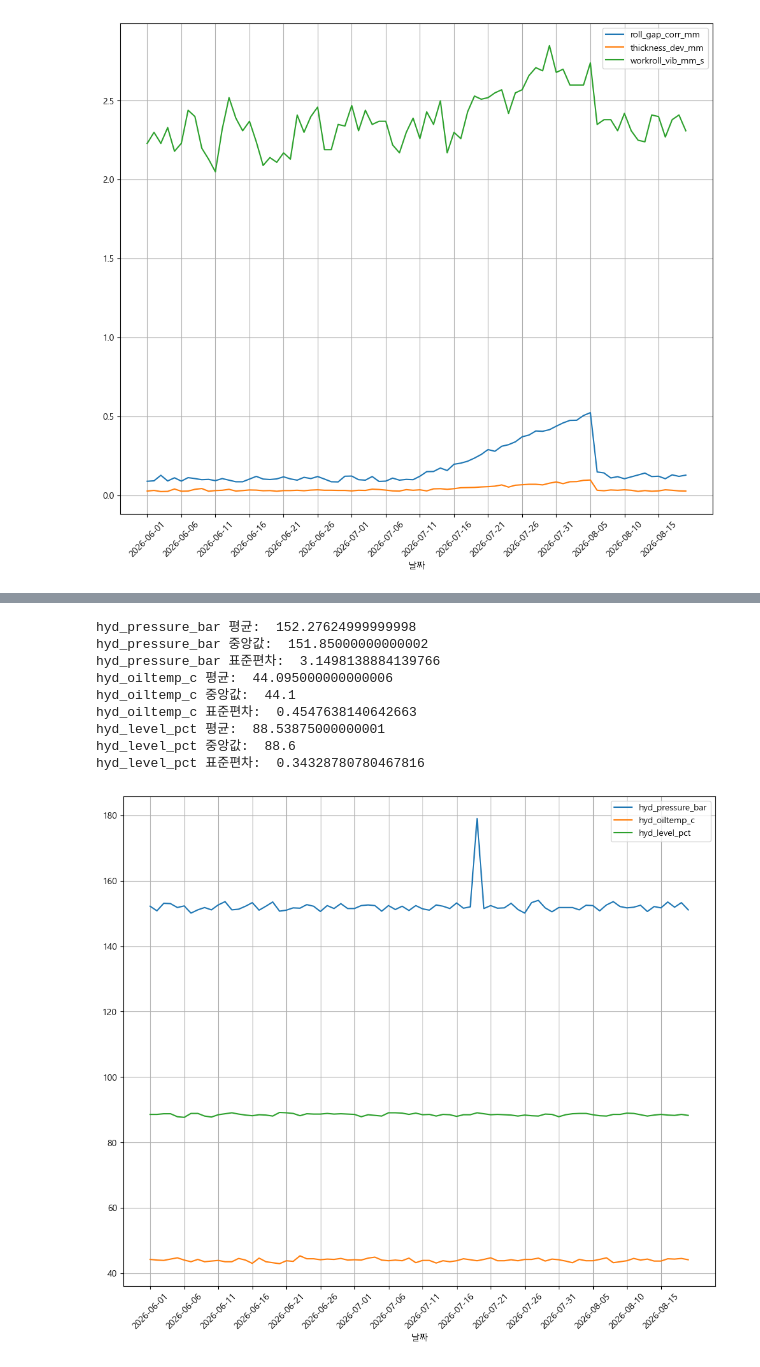
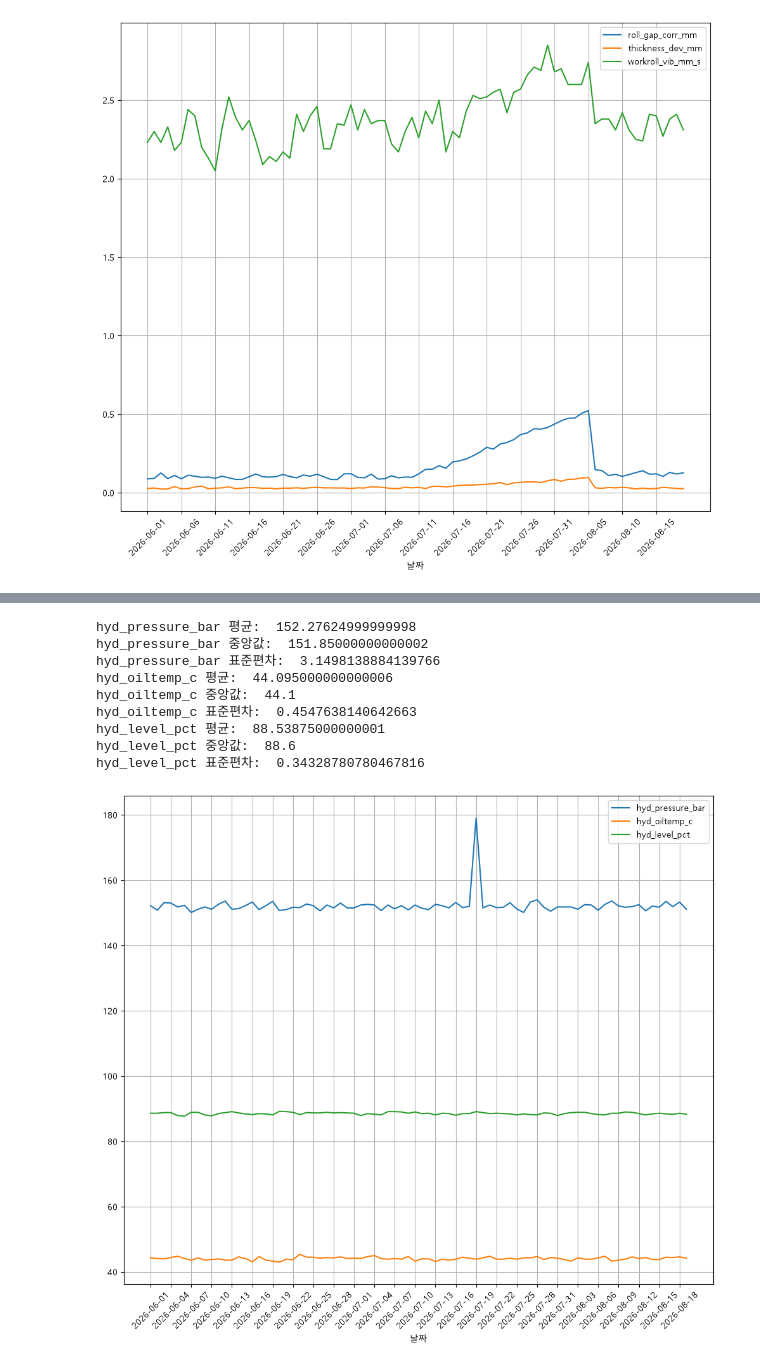
Before and after one commit to namelesspark/posco-pdm-academy, a Jupyter notebook: 02_Steel_Process/Practice/05-03_example.ipynb, the cells around one changed output, grey strips where cells are left out. Saved outputs shown, nothing was run; the diff lists cells and outputs as text; code cells hidden in the pictures.

Commit message:
2026.09.07 17:31 practice(Steel): 05-03 열연압연 예지보전 최종 종합 실습 보완

```diff
--- a/02_Steel_Process/Practice/05-03_example.ipynb
+++ b/02_Steel_Process/Practice/05-03_example.ipynb
@@ -12,8 +13,8 @@ from tabulate import tabulate
 plt.rcParams["font.family"] = "Malgun Gothic"
 plt.rcParams["axes.unicode_minus"] = False
 # %%
-df = pd.read_csv("..\\Data\\열연압연_운전데이터.csv", encoding='utf-8')
-hist = pd.read_csv("..\\Data\\열연압연_정비이력.csv", encoding='utf-8')
+df = pd.read_csv("..\\Data\\05-03_열연압연_운전데이터.csv", encoding='utf-8')
+hist = pd.read_csv("..\\Data\\05-03_열연압연_정비이력.csv", encoding='utf-8')
 # %%
 df.info()
 
@@ -138,28 +144,28 @@ workroll_vib_mm_s 표준편차:  0.16705372250426404
 # %%
 # 02. 유압계통 이상
 col_hyd = ["hyd_pressure_bar", "hyd_oiltemp_c", "hyd_level_pct"]
 
 for c in col_hyd:
     print(c, "평균: ", df[c].mean())
     print(c, "중앙값: ", df[c].median())
     print(c, "표준편차: ", df[c].std())
 
 ax = df.plot(x="date", y=col_hyd, figsize=(12, 10))
-interval = 5
+interval = 3
 ax.set_xticks(range(0, len(df), interval))
 ax.set_xticklabels(df["date"].iloc[::interval])
 plt.xlabel("날짜")
 plt.xticks(rotation=45)
 plt.grid(True)
 plt.show()
 # %% [output]
 hyd_pressure_bar 평균:  152.27624999999998
 hyd_pressure_bar 중앙값:  151.85000000000002
 hyd_pressure_bar 표준편차:  3.1498138884139766
 hyd_oiltemp_c 평균:  44.095000000000006
 hyd_oiltemp_c 중앙값:  44.1
 hyd_oiltemp_c 표준편차:  0.4547638140642663
 hyd_level_pct 평균:  88.53875000000001
 hyd_level_pct 중앙값:  88.6
 hyd_level_pct 표준편차:  0.34328780780467816
-[figure, old version]
+[figure, new version]
```
Also changed, not shown: parts of 18 cells of this notebook.
